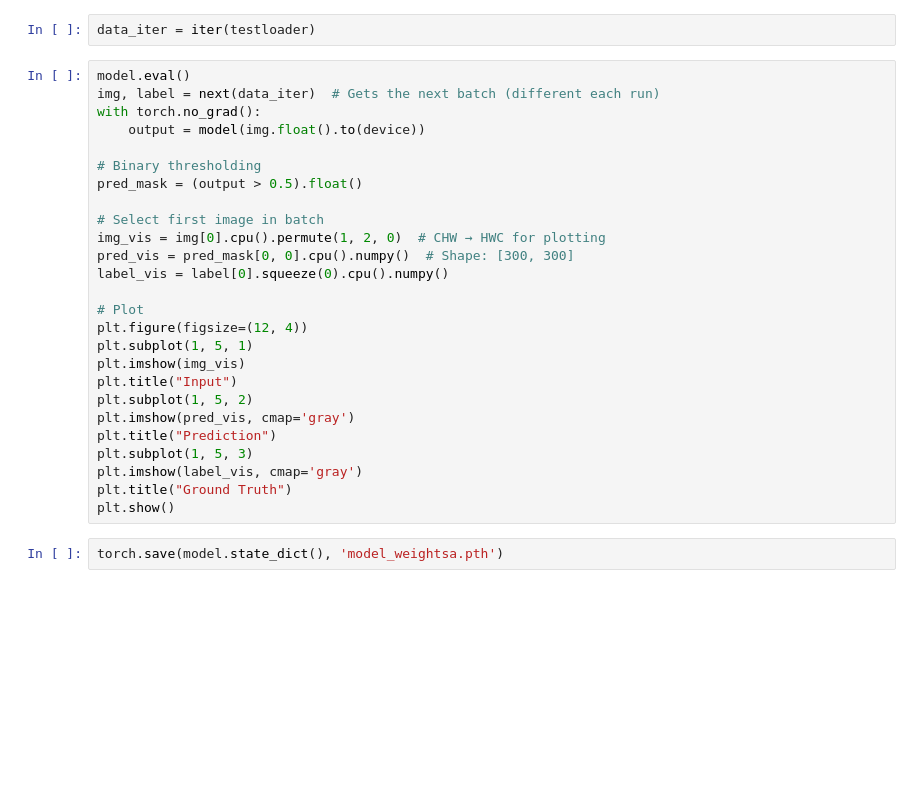
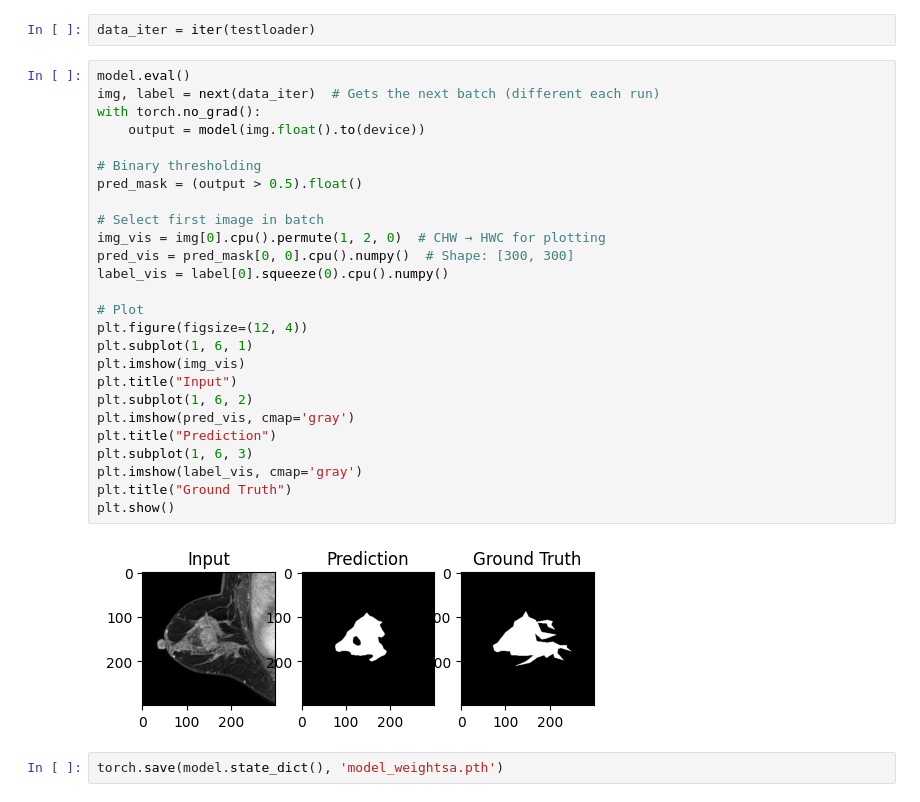
Before and after one commit to suhaib921/DL-Breast-MRI-Tumor-Segmentation, a Jupyter notebook: Model/main_new.ipynb, the cells around one changed output. Cells and saved outputs as stored; diff of their text form; blank space fills up the shorter version.

```diff
--- a/Model/main_new.ipynb
+++ b/Model/main_new.ipynb
@@ -172,29 +190,31 @@ data_iter = iter(testloader)
 # %%
 model.eval()
 img, label = next(data_iter)  # Gets the next batch (different each run)
 with torch.no_grad():
     output = model(img.float().to(device))
 
 # Binary thresholding
 pred_mask = (output > 0.5).float()
 
 # Select first image in batch
 img_vis = img[0].cpu().permute(1, 2, 0)  # CHW → HWC for plotting
 pred_vis = pred_mask[0, 0].cpu().numpy()  # Shape: [300, 300]
 label_vis = label[0].squeeze(0).cpu().numpy()
 
 # Plot
 plt.figure(figsize=(12, 4))
-plt.subplot(1, 5, 1)
+plt.subplot(1, 6, 1)
 plt.imshow(img_vis)
 plt.title("Input")
-plt.subplot(1, 5, 2)
+plt.subplot(1, 6, 2)
 plt.imshow(pred_vis, cmap='gray')
 plt.title("Prediction")
-plt.subplot(1, 5, 3)
+plt.subplot(1, 6, 3)
 plt.imshow(label_vis, cmap='gray')
 plt.title("Ground Truth")
 plt.show()
+# %% [output]
+[figure, added]
 # %%
 torch.save(model.state_dict(), 'model_weightsa.pth')
 # %%
```
Also changed, not shown: parts of 6 cells of this notebook.
